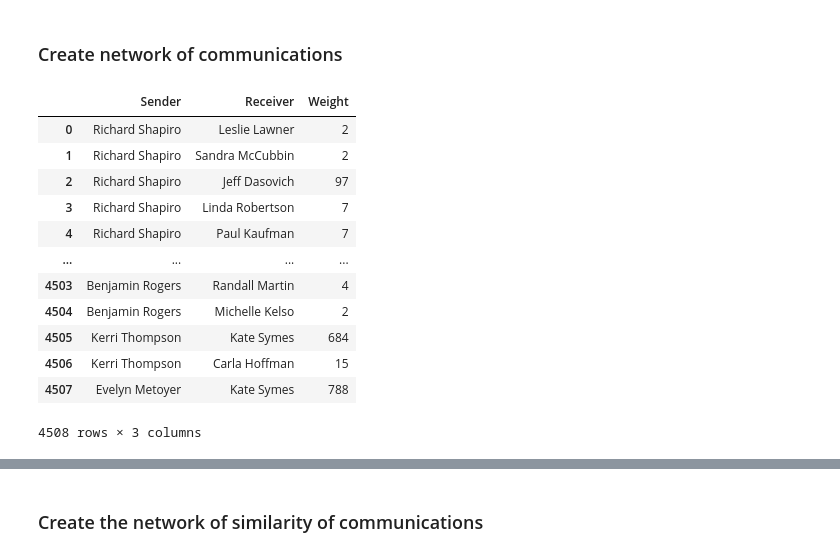
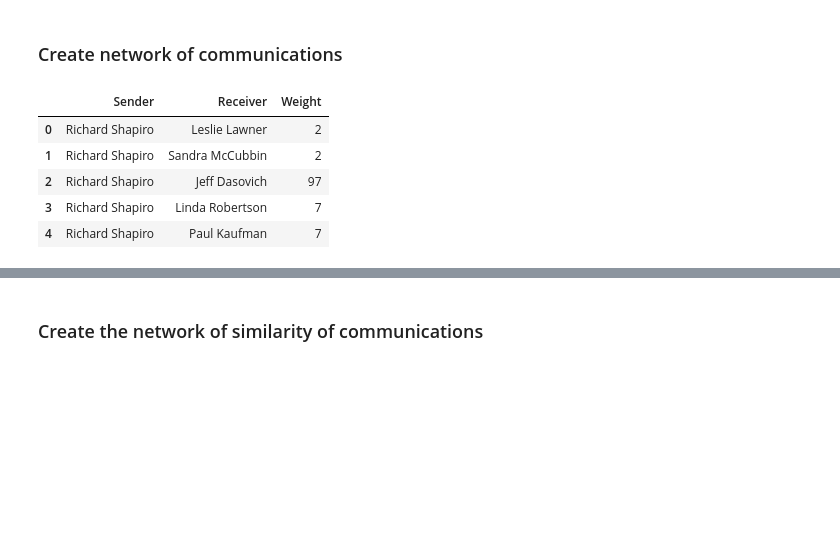
Before and after one commit to mingweiiiiiiiiii/23-24-CS7IS4-Group4, a Jupyter notebook: newExperimentOnEmail.ipynb, the cells around one changed output, grey strips where cells are left out. Cells and saved outputs as stored; diff of their text form; code cells hidden in the pictures; blank space fills up the shorter version.

```diff
--- a/newExperimentOnEmail.ipynb
+++ b/newExperimentOnEmail.ipynb
@@ -8,19 +11,12 @@ import matplotlib.pyplot as plt
 path = 'Sender-receiver-weight.csv'
 sendReceiverdf = pd.read_csv(path)
 # %%
-sendReceiverdf
+sendReceiverdf.head()
 # %% [output]
 |  | Sender | Receiver | Weight |
 | 0 | Richard Shapiro | Leslie Lawner | 2 |
 | 1 | Richard Shapiro | Sandra McCubbin | 2 |
 | 2 | Richard Shapiro | Jeff Dasovich | 97 |
 | 3 | Richard Shapiro | Linda Robertson | 7 |
 | 4 | Richard Shapiro | Paul Kaufman | 7 |
-| ... | ... | ... | ... |
-| 4503 | Benjamin Rogers | Randall Martin | 4 |
-| 4504 | Benjamin Rogers | Michelle Kelso | 2 |
-| 4505 | Kerri Thompson | Kate Symes | 684 |
-| 4506 | Kerri Thompson | Carla Hoffman | 15 |
-| 4507 | Evelyn Metoyer | Kate Symes | 788 |
-4508 rows × 3 columns
 # %%
```
Also changed, not shown: parts of 34 cells of this notebook.
